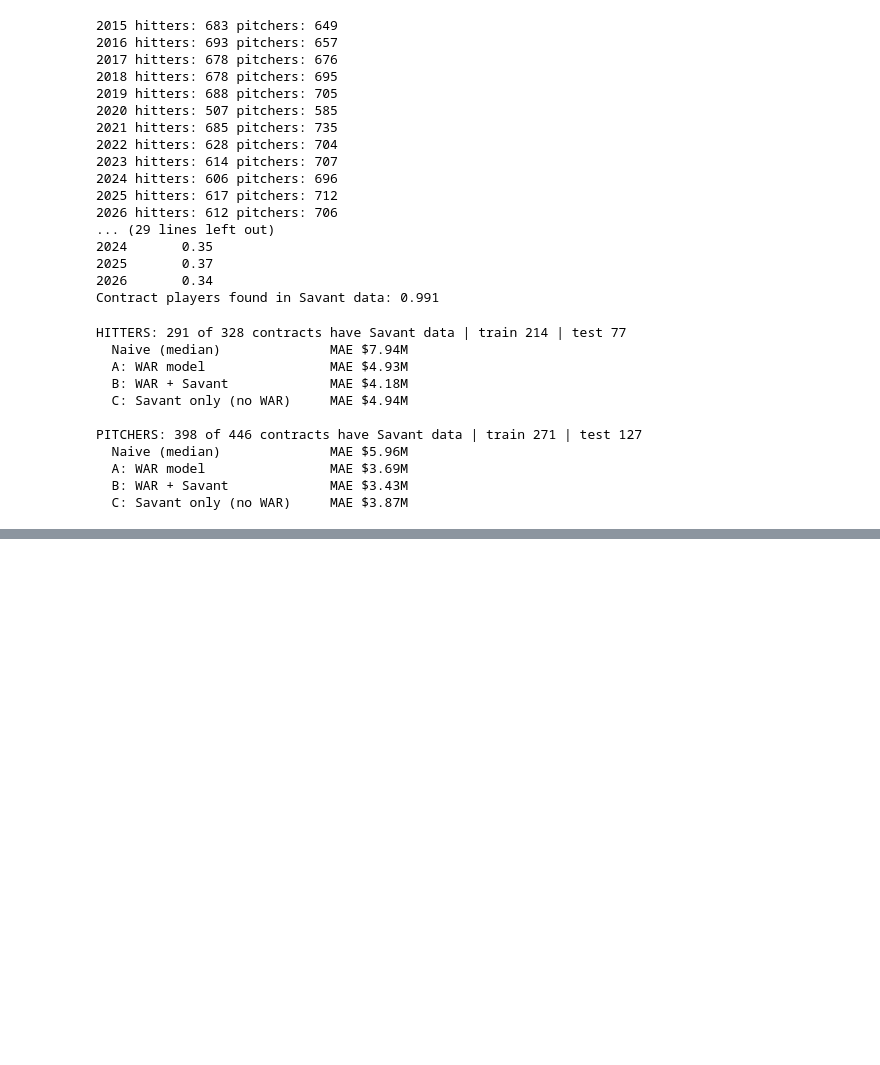
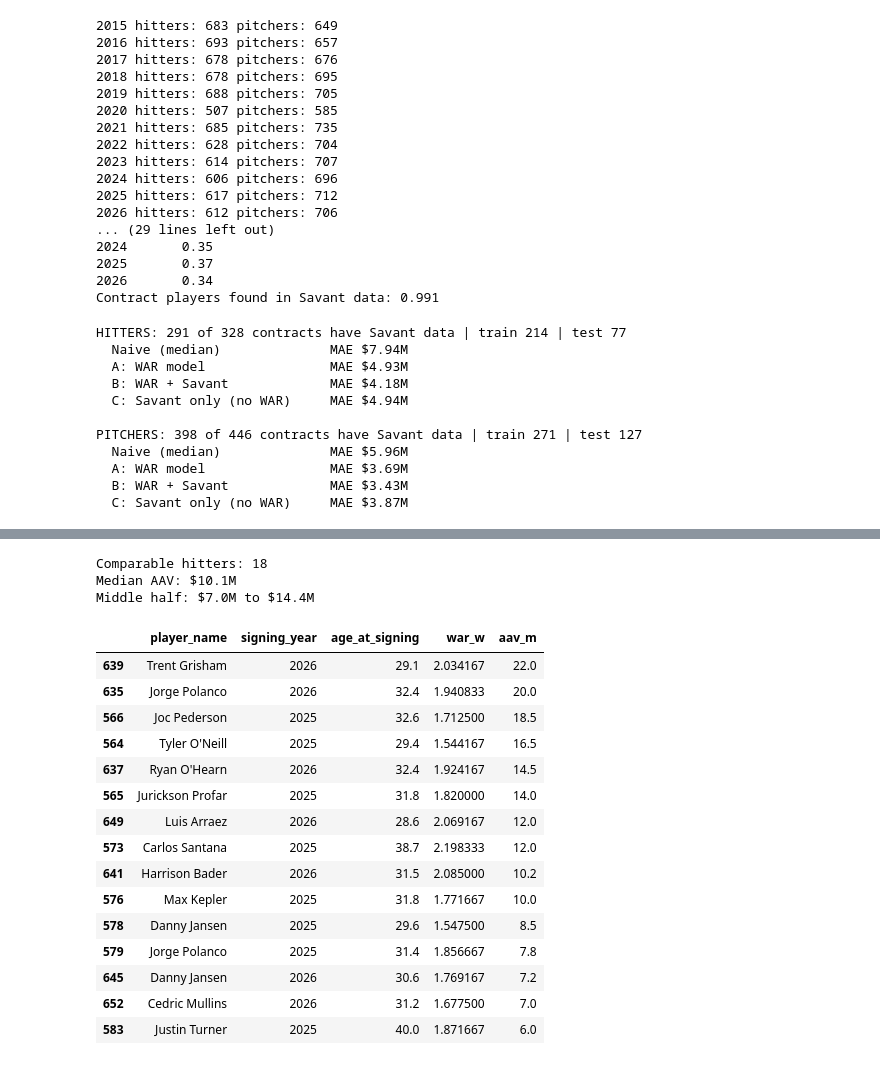
Before and after one commit to jpascarella17/fa-contract-model, a Jupyter notebook: notebooks/02_pull_stats.ipynb, the cells around one changed output, grey strips where cells are left out. Saved outputs shown, nothing was run; the diff lists cells and outputs as text; code cells hidden in the pictures; blank space fills up the shorter version.

```diff
--- a/notebooks/02_pull_stats.ipynb
+++ b/notebooks/02_pull_stats.ipynb
@@ -574,0 +998,33 @@ PITCHERS: 398 of 446 contracts have Savant data | train 271 | test 127
+# %%
+import pandas as pd
+
+c = pd.read_csv("../data/processed/contracts_with_age.csv")
+sub = c[(c["player_type"] == "hitter") & (c["signing_year"] >= 2025)
+        & c["war_w"].between(1.3, 2.3) & (c["total_value"] >= 5_000_000)].copy()
+sub["aav_m"] = (sub["aav"] / 1e6).round(1)
+
+print("Comparable hitters:", len(sub))
+print("Median AAV: $%.1fM" % sub["aav_m"].median())
+print("Middle half: $%.1fM to $%.1fM" % (sub["aav_m"].quantile(.25), sub["aav_m"].quantile(.75)))
+sub.sort_values("aav_m", ascending=False)[
+    ["player_name", "signing_year", "age_at_signing", "war_w", "aav_m"]].head(15)
+# %% [output]
+Comparable hitters: 18
+Median AAV: $10.1M
+Middle half: $7.0M to $14.4M
+|  | player_name | signing_year | age_at_signing | war_w | aav_m |
+| 639 | Trent Grisham | 2026 | 29.1 | 2.034167 | 22.0 |
+| 635 | Jorge Polanco | 2026 | 32.4 | 1.940833 | 20.0 |
+| 566 | Joc Pederson | 2025 | 32.6 | 1.712500 | 18.5 |
+| 564 | Tyler O'Neill | 2025 | 29.4 | 1.544167 | 16.5 |
+| 637 | Ryan O'Hearn | 2026 | 32.4 | 1.924167 | 14.5 |
+| 565 | Jurickson Profar | 2025 | 31.8 | 1.820000 | 14.0 |
+| 649 | Luis Arraez | 2026 | 28.6 | 2.069167 | 12.0 |
+| 573 | Carlos Santana | 2025 | 38.7 | 2.198333 | 12.0 |
+| 641 | Harrison Bader | 2026 | 31.5 | 2.085000 | 10.2 |
+| 576 | Max Kepler | 2025 | 31.8 | 1.771667 | 10.0 |
+| 578 | Danny Jansen | 2025 | 29.6 | 1.547500 | 8.5 |
+| 579 | Jorge Polanco | 2025 | 31.4 | 1.856667 | 7.8 |
+| 645 | Danny Jansen | 2026 | 30.6 | 1.769167 | 7.2 |
+| 652 | Cedric Mullins | 2026 | 31.2 | 1.677500 | 7.0 |
+| 583 | Justin Turner | 2025 | 40.0 | 1.871667 | 6.0 |
```
Also changed, not shown: parts of 7 cells of this notebook, 5 other files.
